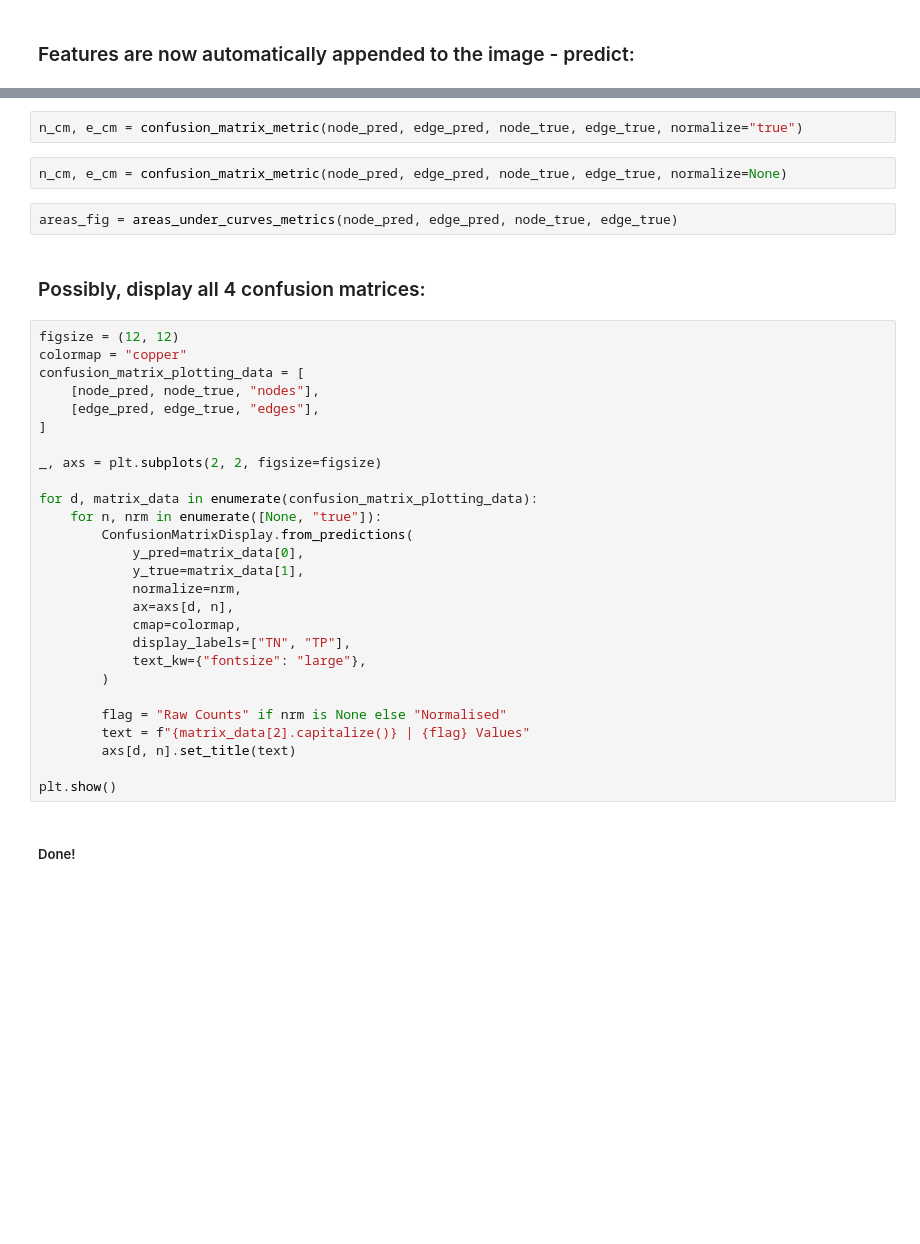
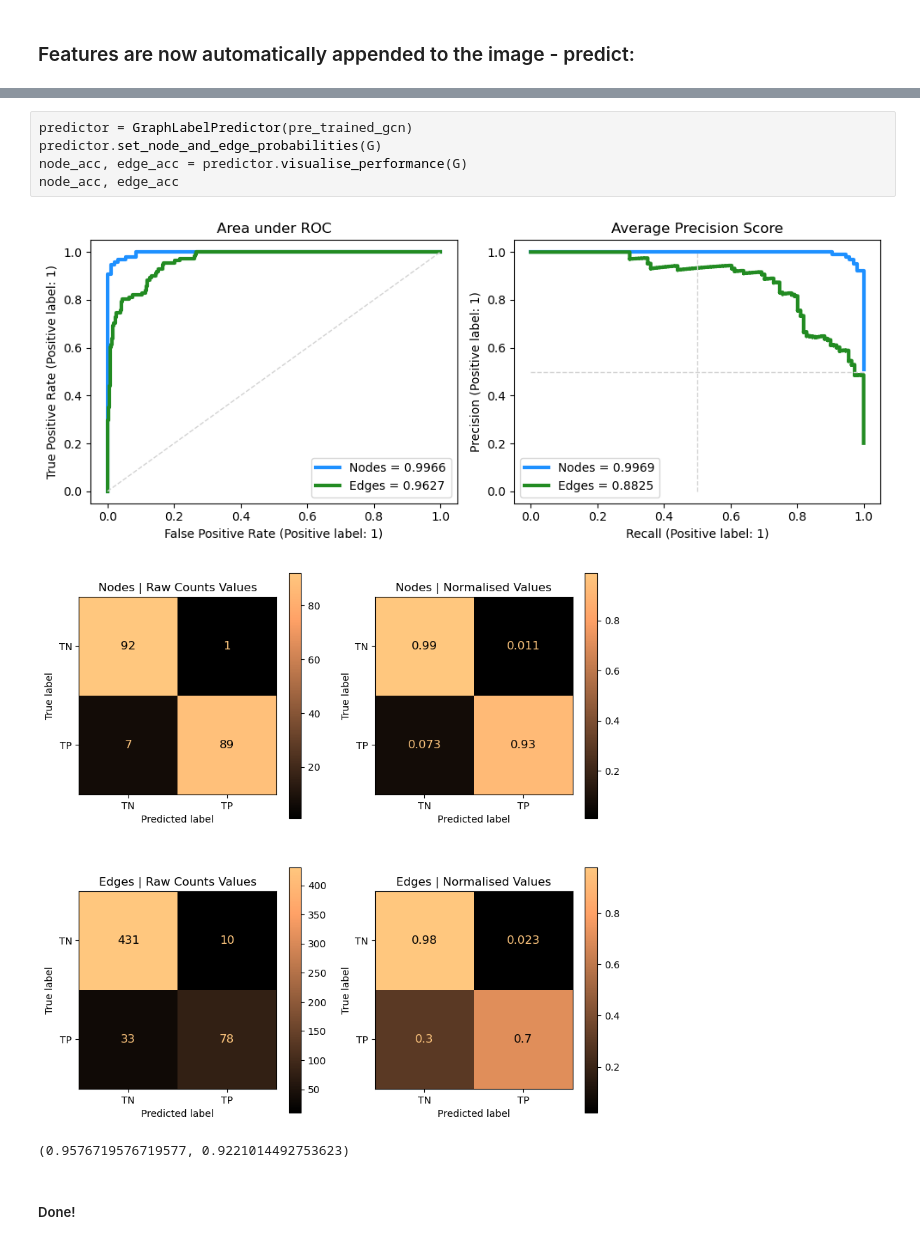
Before and after one commit to alan-turing-institute/grace, a Jupyter notebook: notebooks/inference.ipynb, the cells around one changed output, grey strips where cells are left out. Cells and saved outputs as stored; diff of their text form; blank space fills up the shorter version.

Commit message:
Cleaned inference + metrics notebooks

```diff
--- a/notebooks/inference.ipynb
+++ b/notebooks/inference.ipynb
@@ -243,37 +78,11 @@ node_acc, edge_acc
-# %%
-n_cm, e_cm = confusion_matrix_metric(node_pred, edge_pred, node_true, edge_true, normalize="true")
-# %%
-n_cm, e_cm = confusion_matrix_metric(node_pred, edge_pred, node_true, edge_true, normalize=None)
-# %%
-areas_fig = areas_under_curves_metrics(node_pred, edge_pred, node_true, edge_true)
-# %% [markdown]
-### Possibly, display all 4 confusion matrices:
-# %%
-figsize = (12, 12)
-colormap = "copper"
-confusion_matrix_plotting_data = [
-    [node_pred, node_true, "nodes"],
-    [edge_pred, edge_true, "edges"],
-]
-
-_, axs = plt.subplots(2, 2, figsize=figsize)
-
-for d, matrix_data in enumerate(confusion_matrix_plotting_data):
-    for n, nrm in enumerate([None, "true"]):
-        ConfusionMatrixDisplay.from_predictions(
-            y_pred=matrix_data[0],
-            y_true=matrix_data[1],
-            normalize=nrm,
-            ax=axs[d, n],
-            cmap=colormap,
-            display_labels=["TN", "TP"],
-            text_kw={"fontsize": "large"},
-        )
-
-        flag = "Raw Counts" if nrm is None else "Normalised"
-        text = f"{matrix_data[2].capitalize()} | {flag} Values"
-        axs[d, n].set_title(text)
-
-plt.show()
+# %%
+predictor = GraphLabelPredictor(pre_trained_gcn)
+predictor.set_node_and_edge_probabilities(G)
+node_acc, edge_acc = predictor.visualise_performance(G)
+node_acc, edge_acc
+# %% [output]
+[figure, added]
+[figure, added]
+(0.9576719576719577, 0.9221014492753623)
 # %% [markdown]
 ##### Done!
```
Also changed, not shown: parts of 26 cells of this notebook, 1 other file.
